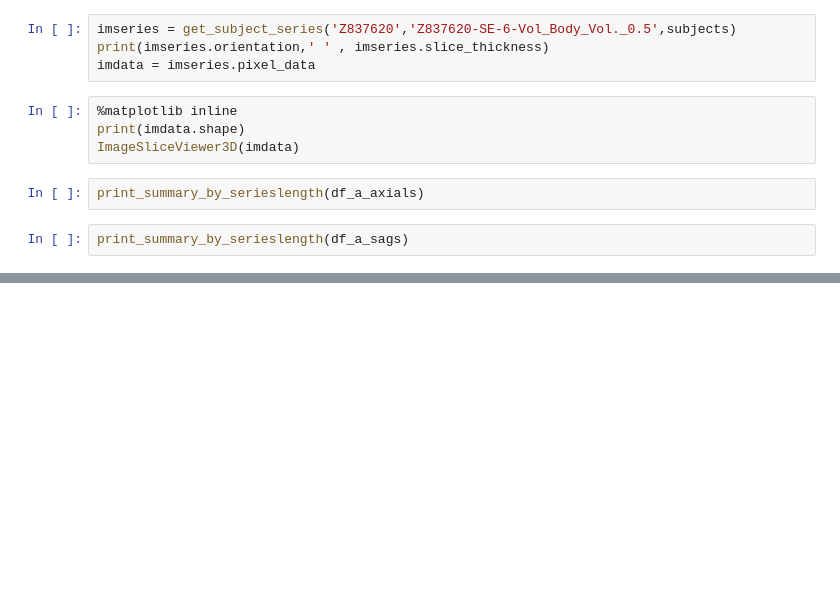
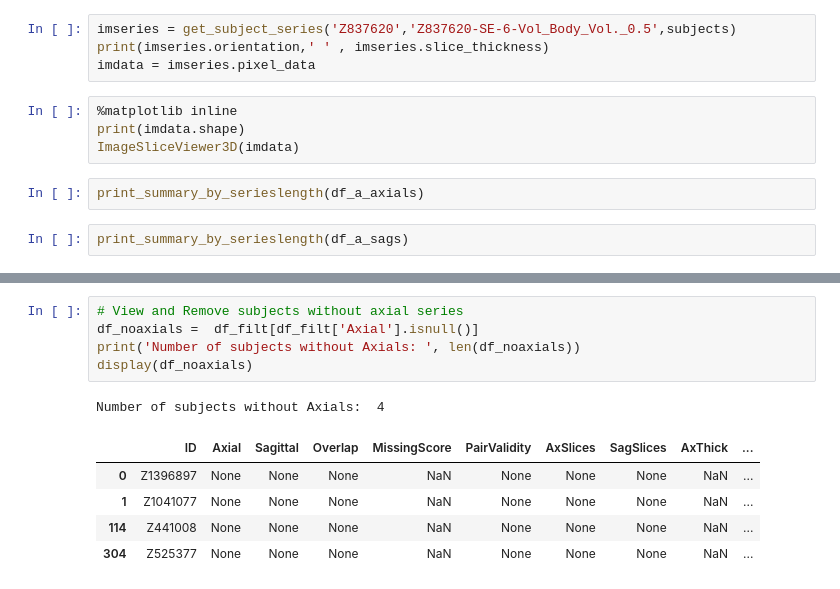
Before and after one commit to cchmc-dll/pediatric_sarcopenia_pipeline, a Jupyter notebook: run_sma_experiment.ipynb, the cells around one changed output, grey strips where cells are left out. Drawn from its saved outputs; the diff is of its cells as text; blank space fills up the shorter version.

```diff
--- a/run_sma_experiment.ipynb
+++ b/run_sma_experiment.ipynb
@@ -926,0 +367,12 @@ save_object(sagittals_final, os.path.join(output,'sagittals_final.pkl'))
+# %%
+# View and Remove subjects without axial series
+df_noaxials =  df_filt[df_filt['Axial'].isnull()]
+print('Number of subjects without Axials: ', len(df_noaxials))
+display(df_noaxials)
+# %% [output]
+Number of subjects without Axials:  4
+|  | ID | Axial | Sagittal | Overlap | MissingScore | PairValidity | AxSlices | SagSlices | AxThick | ... |
+| 0 | Z1396897 | None | None | None | NaN | None | None | None | NaN | ... |
+| 1 | Z1041077 | None | None | None | NaN | None | None | None | NaN | ... |
+| 114 | Z441008 | None | None | None | NaN | None | None | None | NaN | ... |
+| 304 | Z525377 | None | None | None | NaN | None | None | None | NaN | ... |
```
Also changed, not shown: parts of 156 cells of this notebook, 3 other files.
